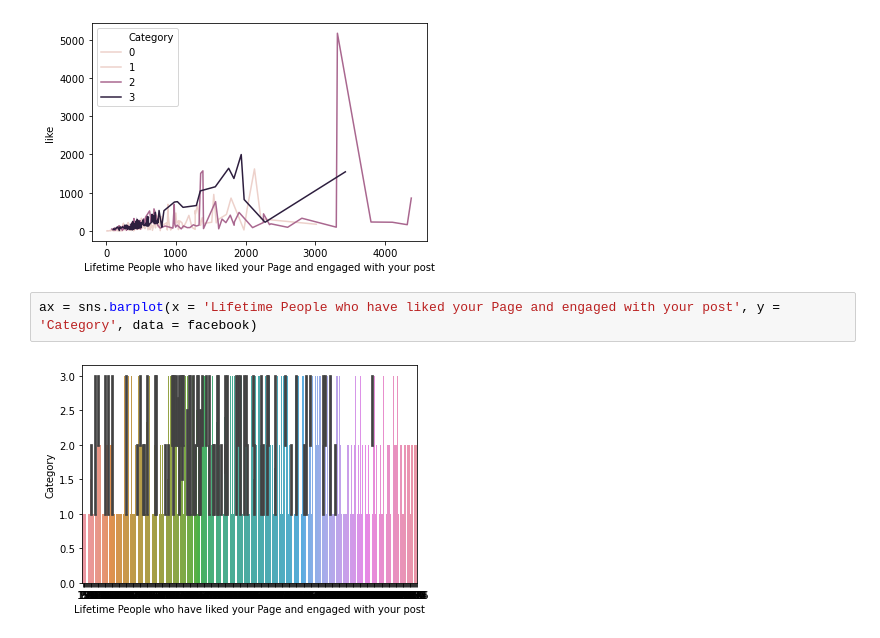
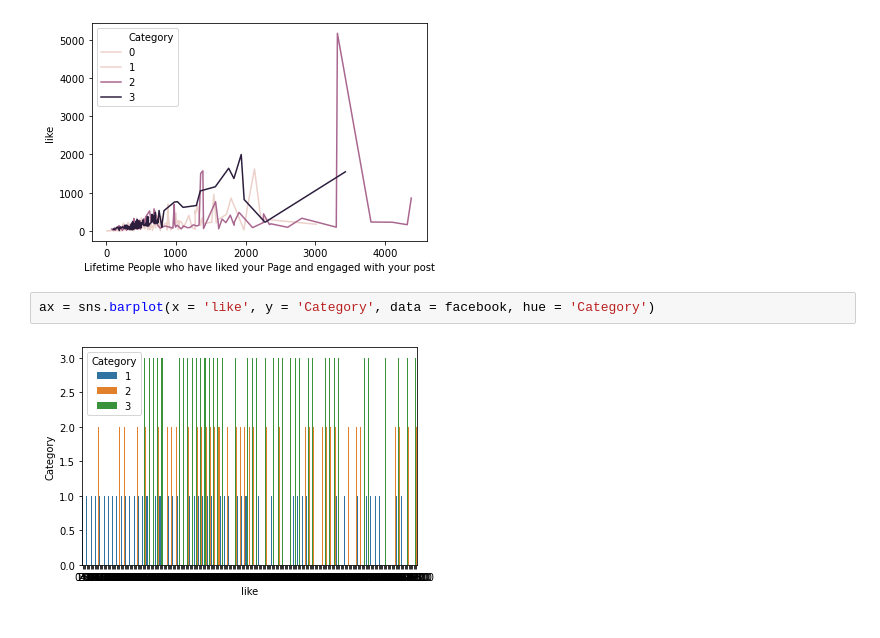
Before and after one commit to Sricha02/INTRO-TO-DATA-ANALYSIS, a Jupyter notebook: facebook.ipynb, the cells around one changed output. Cells and saved outputs as stored; diff of their text form.

Commit message:
catplot graph finalized

```diff
--- a/facebook.ipynb
+++ b/facebook.ipynb
@@ -60,6 +60,6 @@ ax = sns.lineplot(x = 'Lifetime People who have liked your Page and engaged with
 # %% [output]
 [figure]
 # %%
-ax = sns.barplot(x = 'Lifetime People who have liked your Page and engaged with your post', y = 'Category', data = facebook)
+ax = sns.barplot(x = 'like', y = 'Category', data = facebook, hue = 'Category')
 # %% [output]
-[figure, old version]
+[figure, new version]
```
Also changed, not shown: parts of 6 cells of this notebook, 1 other file.
